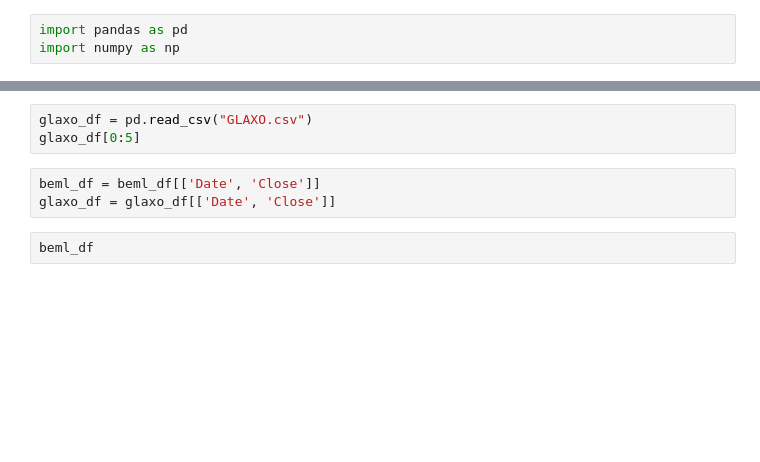
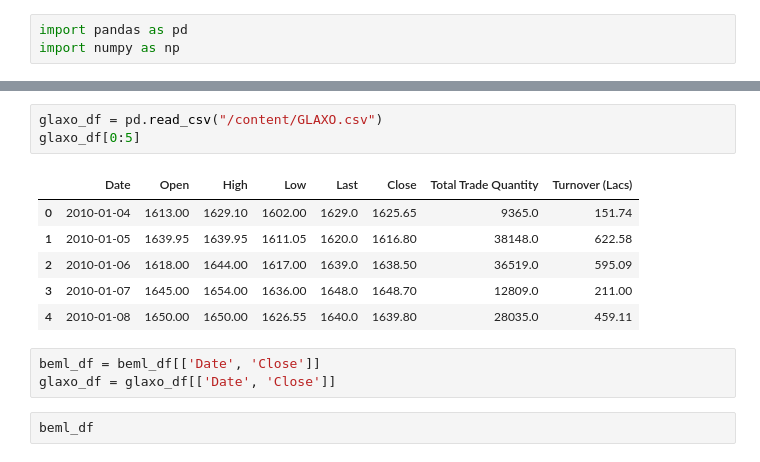
Before and after one commit to MonikaRGaikwad/Normal-Distribution, a Jupyter notebook: Normal_Disribution.ipynb, the cells around one changed output, grey strips where cells are left out. Drawn from its saved outputs; the diff is of its cells as text; blank space fills up the shorter version.

```diff
--- a/Normal_Disribution.ipynb
+++ b/Normal_Disribution.ipynb
@@ -7,6 +16,13 @@ beml_df[0:5]
 # %%
-glaxo_df = pd.read_csv("GLAXO.csv")
+glaxo_df = pd.read_csv("/content/GLAXO.csv")
 glaxo_df[0:5]
+# %% [output]
+|  | Date | Open | High | Low | Last | Close | Total Trade Quantity | Turnover (Lacs) |
+| 0 | 2010-01-04 | 1613.00 | 1629.10 | 1602.00 | 1629.0 | 1625.65 | 9365.0 | 151.74 |
+| 1 | 2010-01-05 | 1639.95 | 1639.95 | 1611.05 | 1620.0 | 1616.80 | 38148.0 | 622.58 |
+| 2 | 2010-01-06 | 1618.00 | 1644.00 | 1617.00 | 1639.0 | 1638.50 | 36519.0 | 595.09 |
+| 3 | 2010-01-07 | 1645.00 | 1654.00 | 1636.00 | 1648.0 | 1648.70 | 12809.0 | 211.00 |
+| 4 | 2010-01-08 | 1650.00 | 1650.00 | 1626.55 | 1640.0 | 1639.80 | 28035.0 | 459.11 |
 # %%
 beml_df = beml_df[['Date', 'Close']]
 glaxo_df = glaxo_df[['Date', 'Close']]
```
Also changed, not shown: parts of 16 cells of this notebook.
